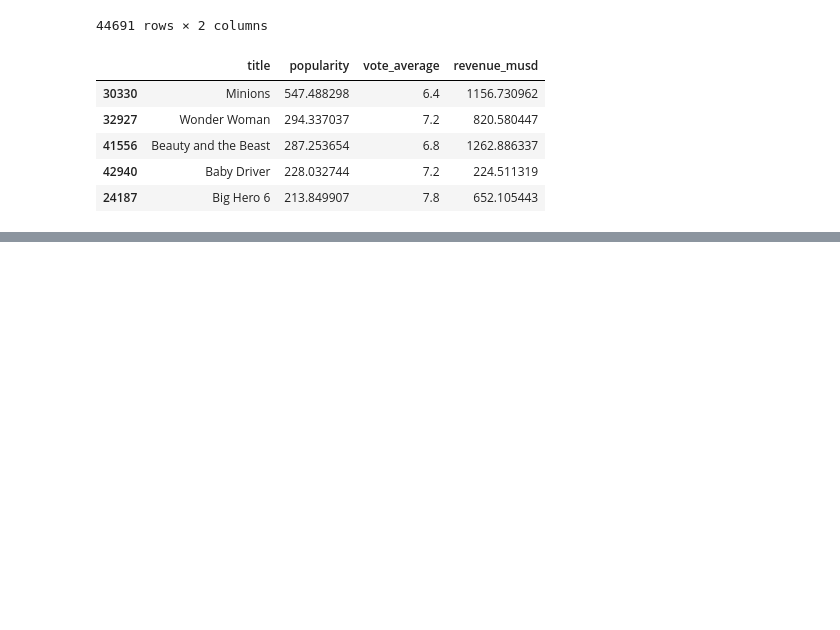
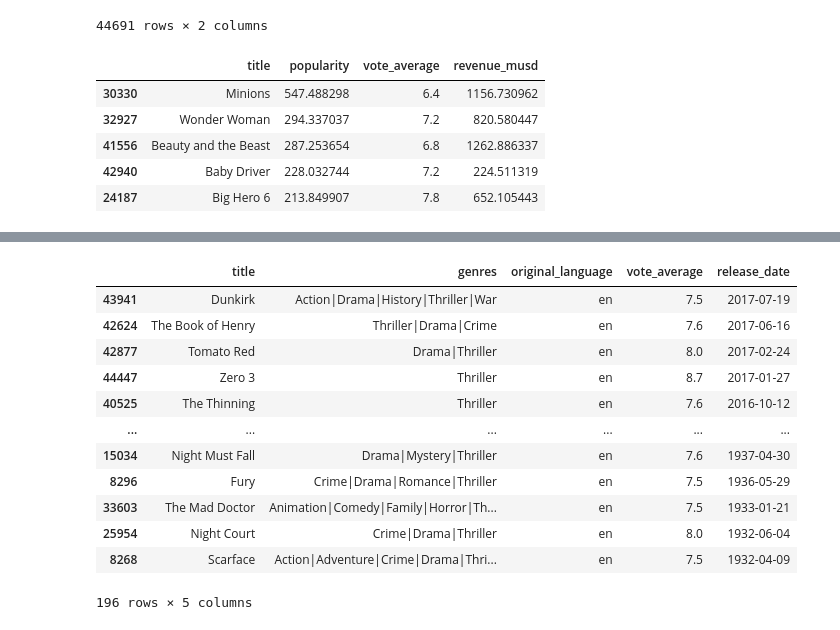
Before and after one commit to MeganHolborn/Udemy-Data-Science-with-Pandas-course, a Jupyter notebook: Project 1_Explanatory Data Analysis & Data Presentation.ipynb, the cells around one changed output, grey strips where cells are left out. Saved outputs shown, nothing was run; the diff lists cells and outputs as text; code cells hidden in the pictures; blank space fills up the shorter version.

```diff
--- a/Project 1_Explanatory Data Analysis & Data Presentation.ipynb
+++ b/Project 1_Explanatory Data Analysis & Data Presentation.ipynb
@@ -322,0 +382,21 @@ movie_filter(movies, 5, "popularity", False, 5, 2)
+# %%
+# Action or Thriller Movie with original language English and minimum Rating of 7.5 (most recent movies first)
+genre_filter = movies.genres.str.contains("thriller", False) | movies.genres.str.contains("thriller", False)
+language_filter = movies.original_language == ("en")
+rating_filter = movies.vote_average >= 7.5
+
+movies[genre_filter & language_filter & rating_filter][["title","genres","original_language","vote_average","release_date"]].sort_values(by=["release_date"],ascending=False)
+# %% [output]
+|  | title | genres | original_language | vote_average | release_date |
+| 43941 | Dunkirk | Action|Drama|History|Thriller|War | en | 7.5 | 2017-07-19 |
+| 42624 | The Book of Henry | Thriller|Drama|Crime | en | 7.6 | 2017-06-16 |
+| 42877 | Tomato Red | Drama|Thriller | en | 8.0 | 2017-02-24 |
+| 44447 | Zero 3 | Thriller | en | 8.7 | 2017-01-27 |
+| 40525 | The Thinning | Thriller | en | 7.6 | 2016-10-12 |
+| ... | ... | ... | ... | ... | ... |
+| 15034 | Night Must Fall | Drama|Mystery|Thriller | en | 7.6 | 1937-04-30 |
+| 8296 | Fury | Crime|Drama|Romance|Thriller | en | 7.5 | 1936-05-29 |
+| 33603 | The Mad Doctor | Animation|Comedy|Family|Horror|Th... | en | 7.5 | 1933-01-21 |
+| 25954 | Night Court | Crime|Drama|Thriller | en | 8.0 | 1932-06-04 |
+| 8268 | Scarface | Action|Adventure|Crime|Drama|Thri... | en | 7.5 | 1932-04-09 |
+196 rows × 5 columns
```
Also changed, not shown: parts of 4 cells of this notebook.
